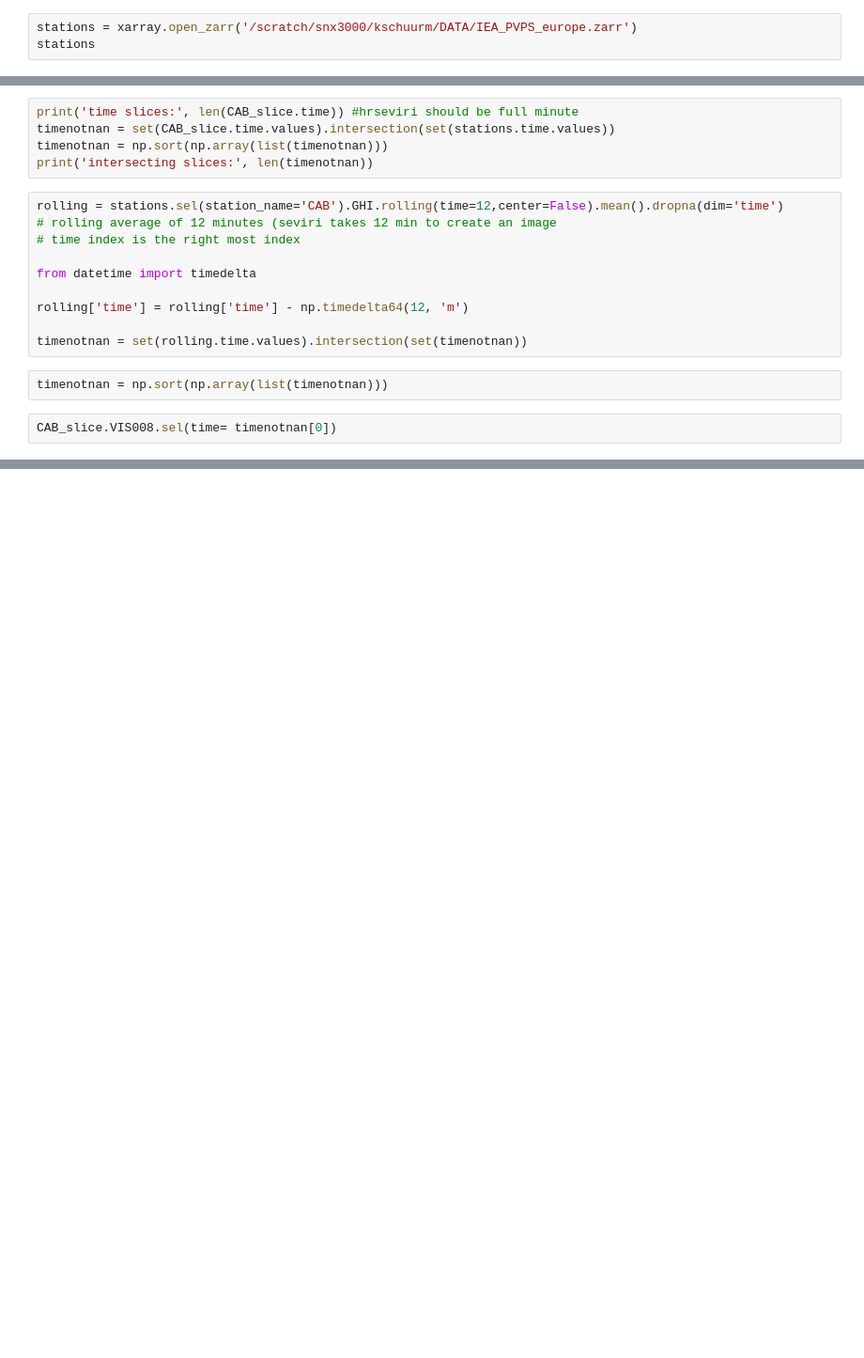
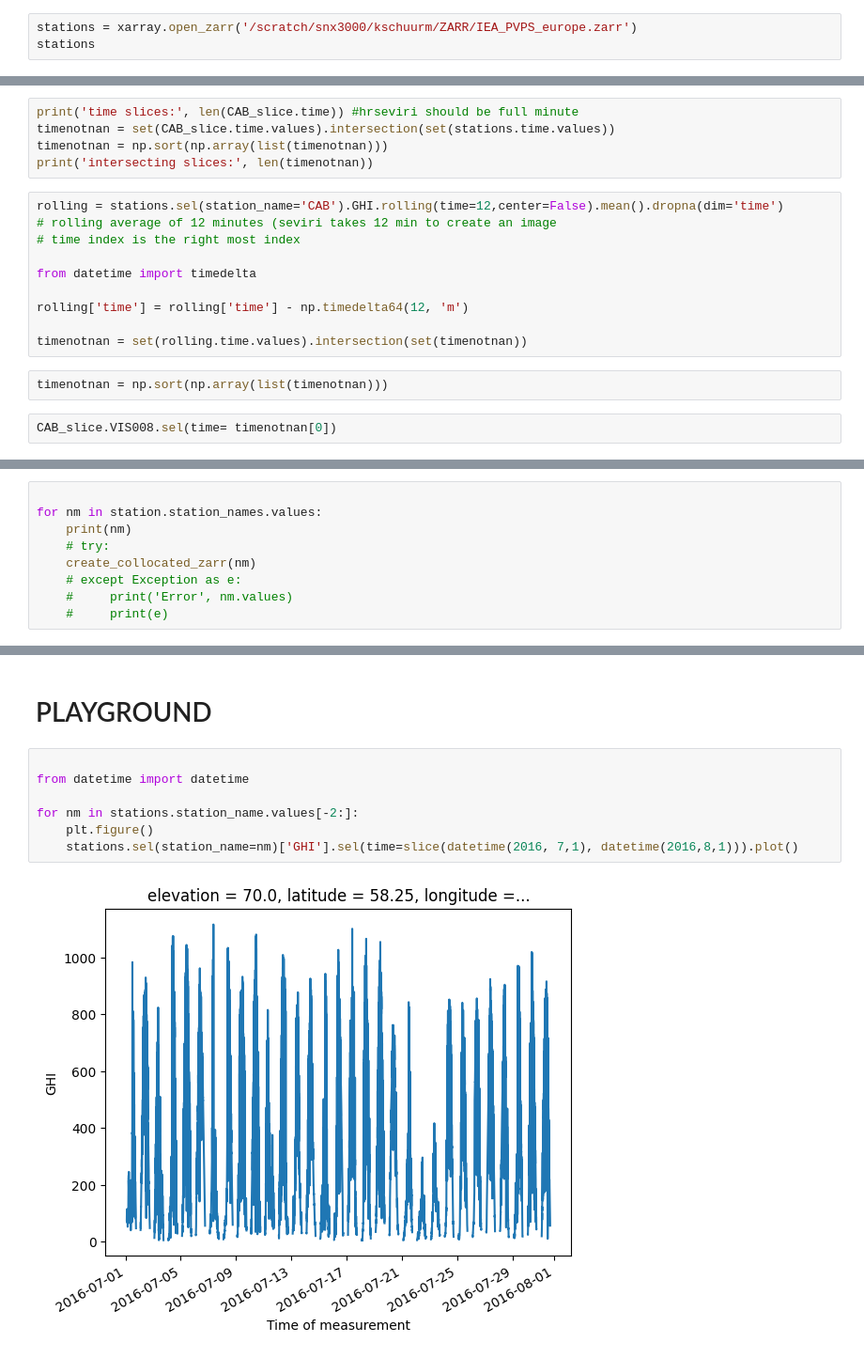
Before and after one commit to KRS-dev/irradiance_estimation, a Jupyter notebook: preprocess/collocate_station_seviri.ipynb, the cells around one changed output, grey strips where cells are left out. Shown: that part at 94% size. Drawn from its saved outputs; the diff is of its cells as text; blank space fills up the shorter version.

```diff
--- a/preprocess/collocate_station_seviri.ipynb
+++ b/preprocess/collocate_station_seviri.ipynb
@@ -4,7 +4,7 @@ import matplotlib.pyplot as plt
 import numpy as np
 import cartopy.crs as ccrs
 # %%
-stations = xarray.open_zarr('/scratch/snx3000/kschuurm/DATA/IEA_PVPS_europe.zarr')
+stations = xarray.open_zarr('/scratch/snx3000/kschuurm/ZARR/IEA_PVPS_europe.zarr')
 stations
 # %% [output]
 <xarray.Dataset>
@@ -93,0 +159,9 @@ AttributeError: 'NoneType' object has no attribute 'shape'
+# %%
+
+for nm in station.station_names.values:
+    print(nm)
+    # try:
+    create_collocated_zarr(nm)
+    # except Exception as e:
+    #     print('Error', nm.values)
+    #     print(e)
@@ -93,0 +186,11 @@ AttributeError: 'NoneType' object has no attribute 'shape'
+# %% [markdown]
+# PLAYGROUND
+# %%
+
+from datetime import datetime
+
+for nm in stations.station_name.values[-2:]:
+    plt.figure()
+    stations.sel(station_name=nm)['GHI'].sel(time=slice(datetime(2016, 7,1), datetime(2016,8,1))).plot()
+# %% [output]
+[figure, added]
```
Also changed, not shown: parts of 4 cells of this notebook, 19 other files.
